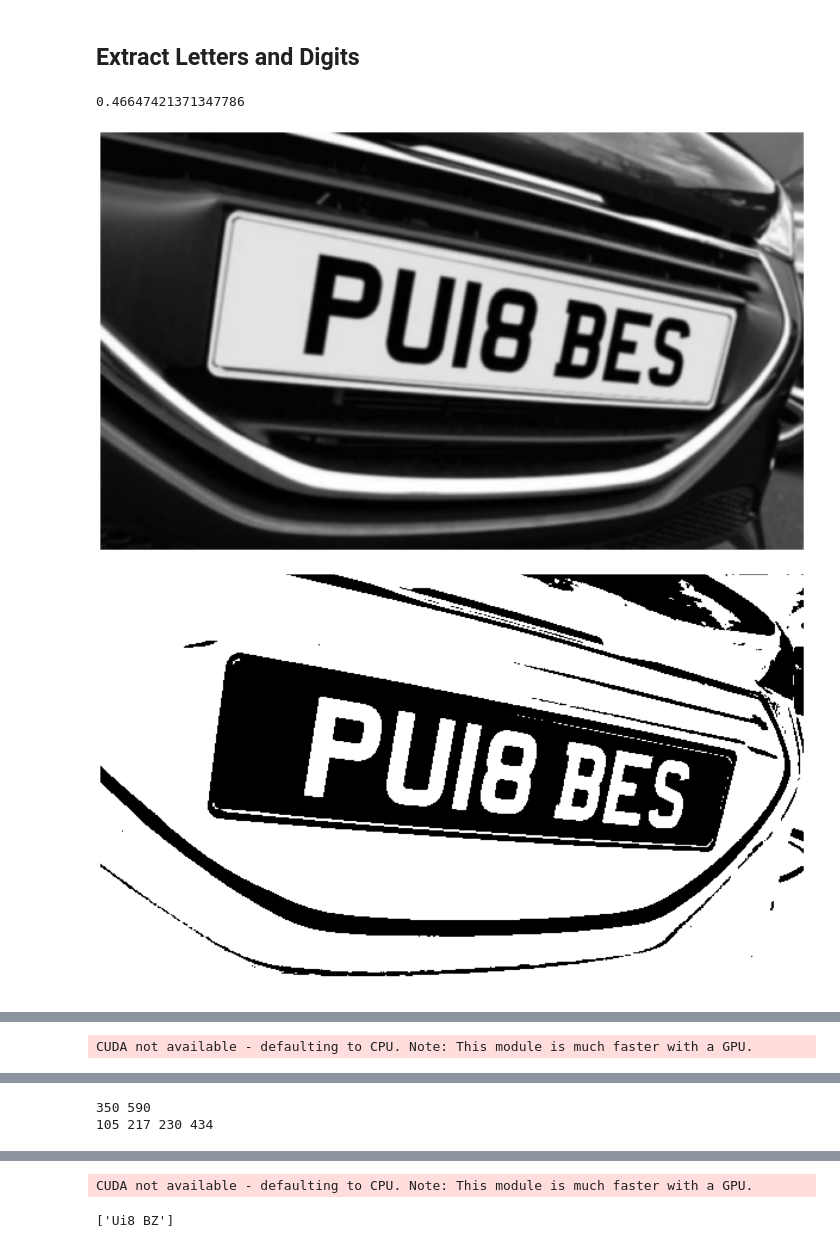
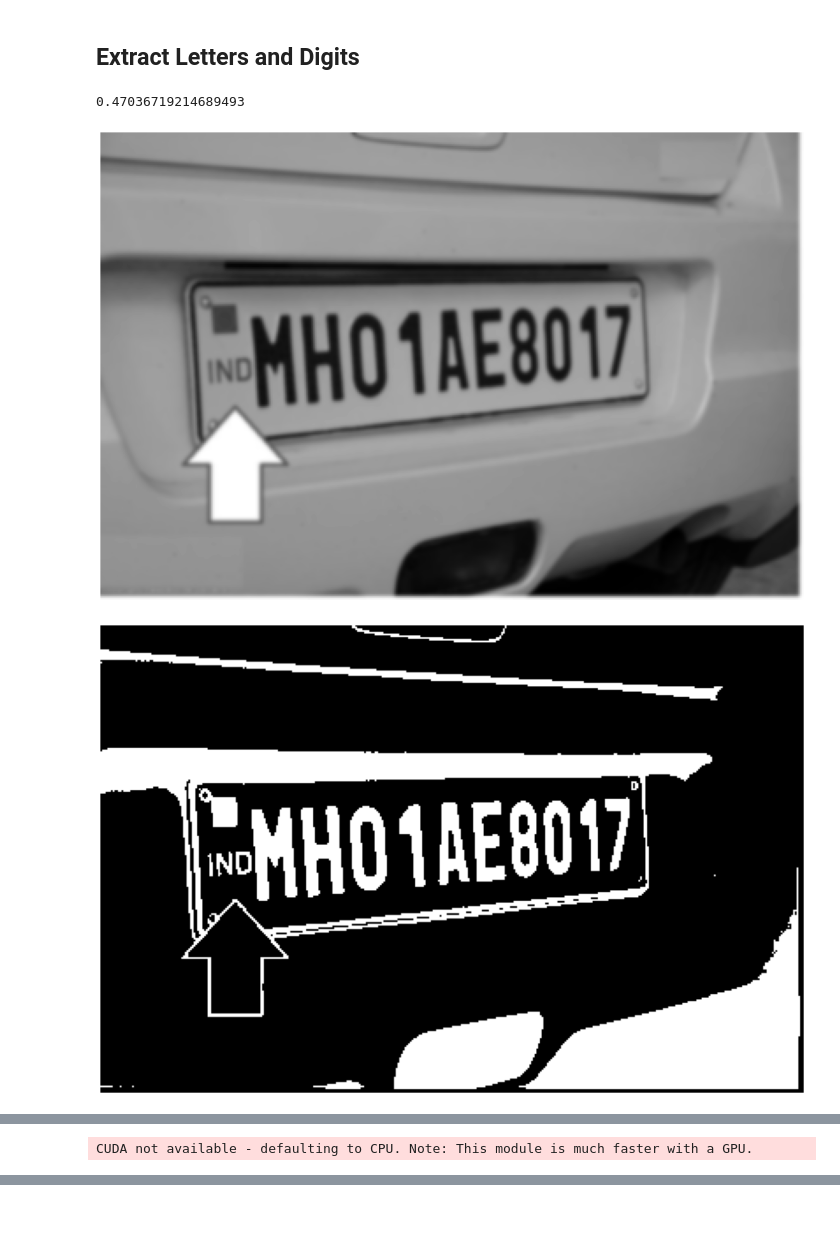
Before and after one commit to nadeenay/Car_Plate_Detection, a Jupyter notebook: main.ipynb, the cells around one changed output, grey strips where cells are left out. Saved outputs shown, nothing was run; the diff lists cells and outputs as text; code cells hidden in the pictures; blank space fills up the shorter version.

```diff
--- a/main.ipynb
+++ b/main.ipynb
@@ -48,7 +48,7 @@ def angle_between_three_points(pointA, pointB, pointC):
     BA = pointA - pointB
     BC = pointC - pointB
     try:
-        cosine_angle = np.dot(BA, BC) / (np.linalg.norm(BA) * np.linalg.norm(BC) + 1)
+        cosine_angle = np.dot(BA, BC) / (np.linalg.norm(BA) * np.linalg.norm(BC))
         angle = np.arccos(cosine_angle)
     except:
         print("exc")
@@ -79,8 +79,8 @@ def read_img(name):
 ## Binarize the image to seperate the foreground from background.
 # %%
 def get_binary(blurred_gray_img):
-    thresh = threshold_otsu(blurred_gray_img)
-    # thresh = threshold_yen(blurred_gray_img)
+#     thresh = threshold_otsu(blurred_gray_img)
+    thresh = threshold_yen(blurred_gray_img)
 
     print(thresh)
     binary = invert(gray_img > thresh)
@@ -132,7 +132,7 @@ def get_probably_text_regions(blurred_gray_img, label_image):
         # The aspect ratio is less than 1 to eliminate highly elongated regions
         # The size of the region should be greater than 15 pixels but smaller than 1/5th of the image
         # dimension to be considered for further processing
-        if region_area > 15 and region_area < (0.2 * img_area) and asr < 1 and h > w:
+        if region_area > 15 and region_area < (0.2 * img_area) and asr <= 1 and h >= w:
             #print(w, h, i, region.area, region.bbox)
             text_like_regions.append(region)
 
@@ -143,7 +143,7 @@ def get_probably_text_regions(blurred_gray_img, label_image):
         ax.add_patch(rect)
         circ = mpatches.Circle((minc, minr), radius=5)
         ax.add_patch(circ)
-        all_points.append([minc, minr, maxc, maxr])
+        all_points.append([minr, minc, maxr, maxc])
 
     plt.tight_layout()
     plt.show()
@@ -234,10 +256,7 @@ def get_data(best, car):
         plate_letters = []
 
         for idx, region in enumerate(best):
-            minc = region[0]
-            minr = region[1]
-            maxc = region[2]
-            maxr = region[3]
+            minr, minc, maxr, maxc = region
 
             up = max((minr - ADD_ROW), 0)
             down = min((maxr + ADD_ROW), height)
@@ -247,8 +266,11 @@ def get_data(best, car):
 
             cropped = car[up:down, left:right]
 
-            kernel = np.array([[-1,-1,-1], [-1,9,-1], [-1,-1,-1]])
-            cropped = cv2.filter2D(cropped, -1, kernel)
+            try:
+                kernel = np.array([[-1,-1,-1], [-1,9,-1], [-1,-1,-1]])
+                cropped = cv2.filter2D(cropped, -1, kernel)
+            except Exception as e:
+                pass
 
             plate_letters.append(cropped)
             res = reader.readtext(cropped, paragraph="False", detail=0, low_text=0)
@@ -285,28 +307,28 @@ def get_data2(best, car, blurred_gray_img):
         return full_plate
 # %%
 # 1.
-number = 50
+number = 199
 name = f"Cars{number}.png"
 car, gray_img, blurred_gray_img = read_img(name)
 
 # 2.
 thresh, binary = get_binary(blurred_gray_img)
 
 # 3.
 label_image = connected_comps(binary)
 
 # 4.
 all_points = get_probably_text_regions(blurred_gray_img, label_image)
 
 # 5.
 best = get_plate_number(all_points, blurred_gray_img)
 
 # 6.
 get_data(best, car)
 
 # 7.
-full_plate = get_data2(best, car, blurred_gray_img)
+# full_plate = get_data2(best, car, blurred_gray_img)
 # %% [output]
-0.46647421371347786
+0.47036719214689493
-[figure, old version]
+[figure, new version]
-[figure, old version]
+[figure, new version]
@@ -322,2 +353,0 @@ CUDA not available - defaulting to CPU. Note: This module is much faster with a
-350 590
-105 217 230 434
@@ -325,2 +353,0 @@ CUDA not available - defaulting to CPU. Note: This module is much faster with a
-CUDA not available - defaulting to CPU. Note: This module is much faster with a GPU.
-['Ui8 BZ']
```
Also changed, not shown: parts of 3 cells of this notebook.
